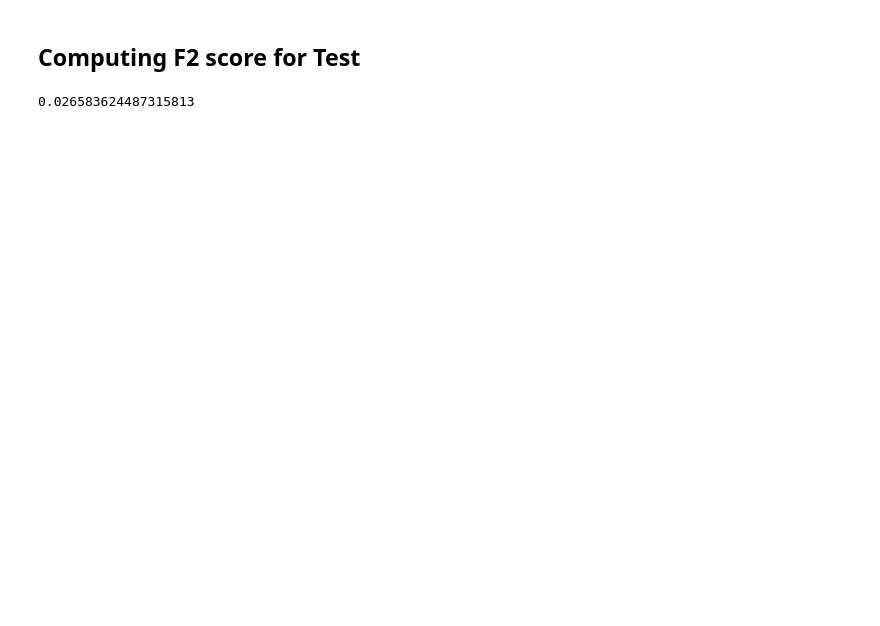
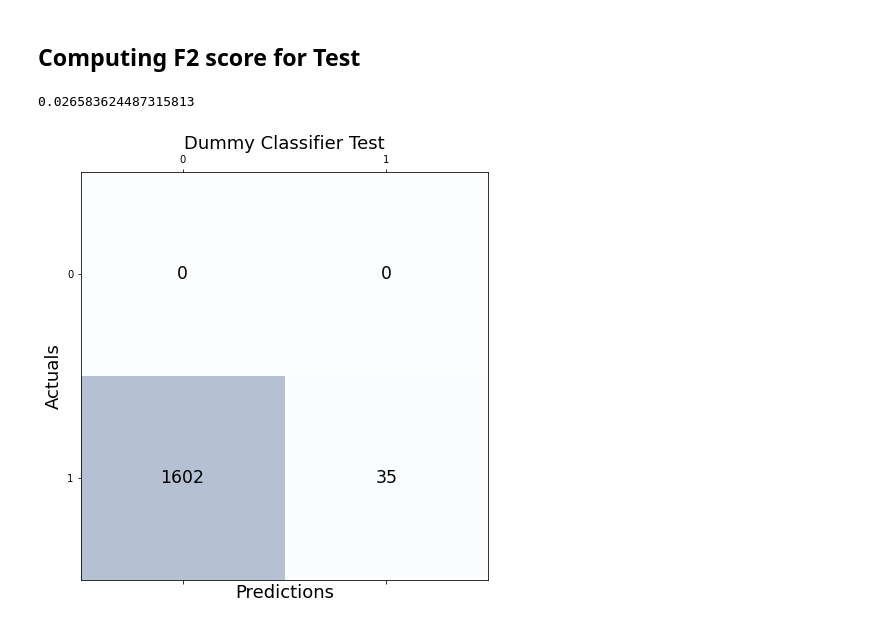
Before and after one commit to sheldonsebastian/GW-Data-Science-Datathon, a Jupyter notebook: model_trainer/0_dummy_classifier.ipynb, the cells around one changed output. Saved outputs shown, nothing was run; the diff lists cells and outputs as text; code cells hidden in the pictures; blank space fills up the shorter version.

```diff
--- a/model_trainer/0_dummy_classifier.ipynb
+++ b/model_trainer/0_dummy_classifier.ipynb
@@ -44,3 +48,7 @@ scores = f2_measure(model.predict(X_test), y_test)
 scores
 # %% [output]
 0.026583624487315813
+# %%
+confusion_matrix_plotter(model.predict(X_test), y_test, "Dummy Classifier Test")
+# %% [output]
+[figure, added]
```
Also changed, not shown: parts of 1 cell of this notebook, 9 other files.
